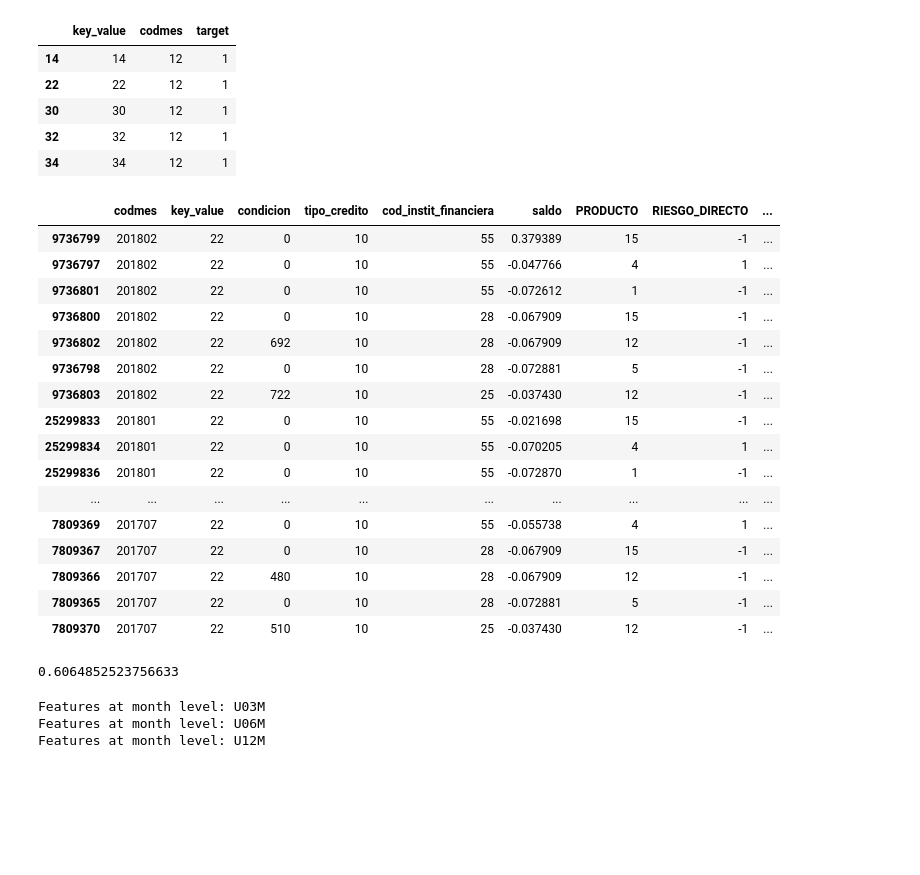
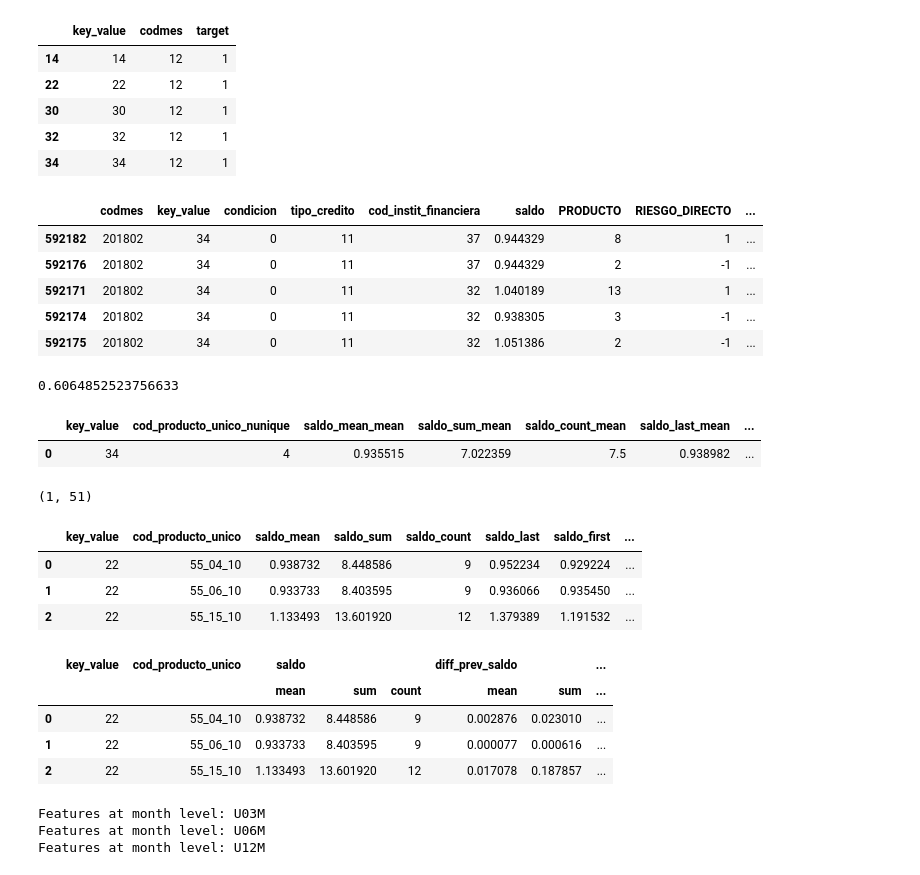
Before and after one commit to mlaricobar/solution-datathon-interbank-2020, a Jupyter notebook: [02] EDA - Datasets.ipynb, the cells around one changed output. Saved outputs shown, nothing was run; the diff lists cells and outputs as text; code cells hidden in the pictures; blank space fills up the shorter version.

```diff
--- a/[02] EDA - Datasets.ipynb
+++ b/[02] EDA - Datasets.ipynb
@@ -154,6 +156,9 @@ df_y_train.loc[df_y_train["key_value"] == 4335].head()
 # %%
 df_rcc_train = optimizar_df(pd.read_csv("[00] Data/rcc_train.csv"))
 df_rcc_test = optimizar_df(pd.read_csv("[00] Data/rcc_test.csv"))
+# %%
+df_rcc_train["saldo"] = df_rcc_train["saldo"] + 1
+df_rcc_test["saldo"] = df_rcc_test["saldo"] + 1
 # %% [markdown]
 ### Experimentando
 # %%
@@ -179,25 +184,14 @@ df_agg_tmp.sort_values(by=["target", "codmes"], ascending=[False, False]).head(5
 | 32 | 32 | 12 | 1 |
 | 34 | 34 | 12 | 1 |
 # %%
-df_rcc_train.loc[df_rcc_train["key_value"] == 22].sort_values(by=["codmes", "cod_instit_financiera", "PRODUCTO"], ascending=False).head(60)
+df_rcc_train.loc[df_rcc_train["key_value"] == 34].sort_values(by=["codmes", "cod_instit_financiera", "PRODUCTO"], ascending=False).head(5)
 # %% [output]
 |  | codmes | key_value | condicion | tipo_credito | cod_instit_financiera | saldo | PRODUCTO | RIESGO_DIRECTO | ... |
-| 9736799 | 201802 | 22 | 0 | 10 | 55 | 0.379389 | 15 | -1 | ... |
-| 9736797 | 201802 | 22 | 0 | 10 | 55 | -0.047766 | 4 | 1 | ... |
-| 9736801 | 201802 | 22 | 0 | 10 | 55 | -0.072612 | 1 | -1 | ... |
-| 9736800 | 201802 | 22 | 0 | 10 | 28 | -0.067909 | 15 | -1 | ... |
-| 9736802 | 201802 | 22 | 692 | 10 | 28 | -0.067909 | 12 | -1 | ... |
-| 9736798 | 201802 | 22 | 0 | 10 | 28 | -0.072881 | 5 | -1 | ... |
-| 9736803 | 201802 | 22 | 722 | 10 | 25 | -0.037430 | 12 | -1 | ... |
-| 25299833 | 201801 | 22 | 0 | 10 | 55 | -0.021698 | 15 | -1 | ... |
-| 25299834 | 201801 | 22 | 0 | 10 | 55 | -0.070205 | 4 | 1 | ... |
-| 25299836 | 201801 | 22 | 0 | 10 | 55 | -0.072870 | 1 | -1 | ... |
-| ... | ... | ... | ... | ... | ... | ... | ... | ... | ... |
-| 7809369 | 201707 | 22 | 0 | 10 | 55 | -0.055738 | 4 | 1 | ... |
-| 7809367 | 201707 | 22 | 0 | 10 | 28 | -0.067909 | 15 | -1 | ... |
-| 7809366 | 201707 | 22 | 480 | 10 | 28 | -0.067909 | 12 | -1 | ... |
-| 7809365 | 201707 | 22 | 0 | 10 | 28 | -0.072881 | 5 | -1 | ... |
-| 7809370 | 201707 | 22 | 510 | 10 | 25 | -0.037430 | 12 | -1 | ... |
+| 592182 | 201802 | 34 | 0 | 11 | 37 | 0.944329 | 8 | 1 | ... |
+| 592176 | 201802 | 34 | 0 | 11 | 37 | 0.944329 | 2 | -1 | ... |
+| 592171 | 201802 | 34 | 0 | 11 | 32 | 1.040189 | 13 | 1 | ... |
+| 592174 | 201802 | 34 | 0 | 11 | 32 | 0.938305 | 3 | -1 | ... |
+| 592175 | 201802 | 34 | 0 | 11 | 32 | 1.051386 | 2 | -1 | ... |
 # %%
 df_rcc_train.loc[df_rcc_train["condicion"] >= 960, "target"].mean()
 # %% [output]
@@ -206,0 +276,16 @@ df_rcc_train_filtered = df_rcc_train.loc[df_rcc_train["key_value"] == 14].copy()
+# %%
+df_rcc_train_filtered_agg_3.head()
+# %% [output]
+|  | key_value | cod_producto_unico_nunique | saldo_mean_mean | saldo_sum_mean | saldo_count_mean | saldo_last_mean | ... |
+| 0 | 34 | 4 | 0.935515 | 7.022359 | 7.5 | 0.938982 | ... |
+# %%
+df_rcc_train_filtered_agg_3.shape
+# %% [output]
+(1, 51)
+# %%
+df_rcc_train_filtered_agg_2.head()
+# %% [output]
+|  | key_value | cod_producto_unico | saldo_mean | saldo_sum | saldo_count | saldo_last | saldo_first | ... |
+| 0 | 22 | 55_04_10 | 0.938732 | 8.448586 | 9 | 0.952234 | 0.929224 | ... |
+| 1 | 22 | 55_06_10 | 0.933733 | 8.403595 | 9 | 0.936066 | 0.935450 | ... |
+| 2 | 22 | 55_15_10 | 1.133493 | 13.601920 | 12 | 1.379389 | 1.191532 | ... |
@@ -207,3 +296,11 @@ df_rcc_train_filtered = df_rcc_train.loc[df_rcc_train["key_value"] == 14].copy()
+# %%
+df_rcc_train_filtered_agg_2
+# %% [output]
+|  | key_value | cod_producto_unico | saldo |  |  | diff_prev_saldo |  | ... |
+|  |  |  | mean | sum | count | mean | sum | ... |
+| 0 | 22 | 55_04_10 | 0.938732 | 8.448586 | 9 | 0.002876 | 0.023010 | ... |
+| 1 | 22 | 55_06_10 | 0.933733 | 8.403595 | 9 | 0.000077 | 0.000616 | ... |
+| 2 | 22 | 55_15_10 | 1.133493 | 13.601920 | 12 | 0.017078 | 0.187857 | ... |
 # %%
 df_rcc_train_filtered["condicion_cat"] = df_rcc_train_filtered["condicion"].apply(lambda c: 0 if c == 0 else "00_03" if c < 90 else  "03_06" if c < 180 else "06_12" if c < 365 else "12-32" if c < 960 else ">32")
 # %%
```
Also changed, not shown: parts of 7 cells of this notebook.
